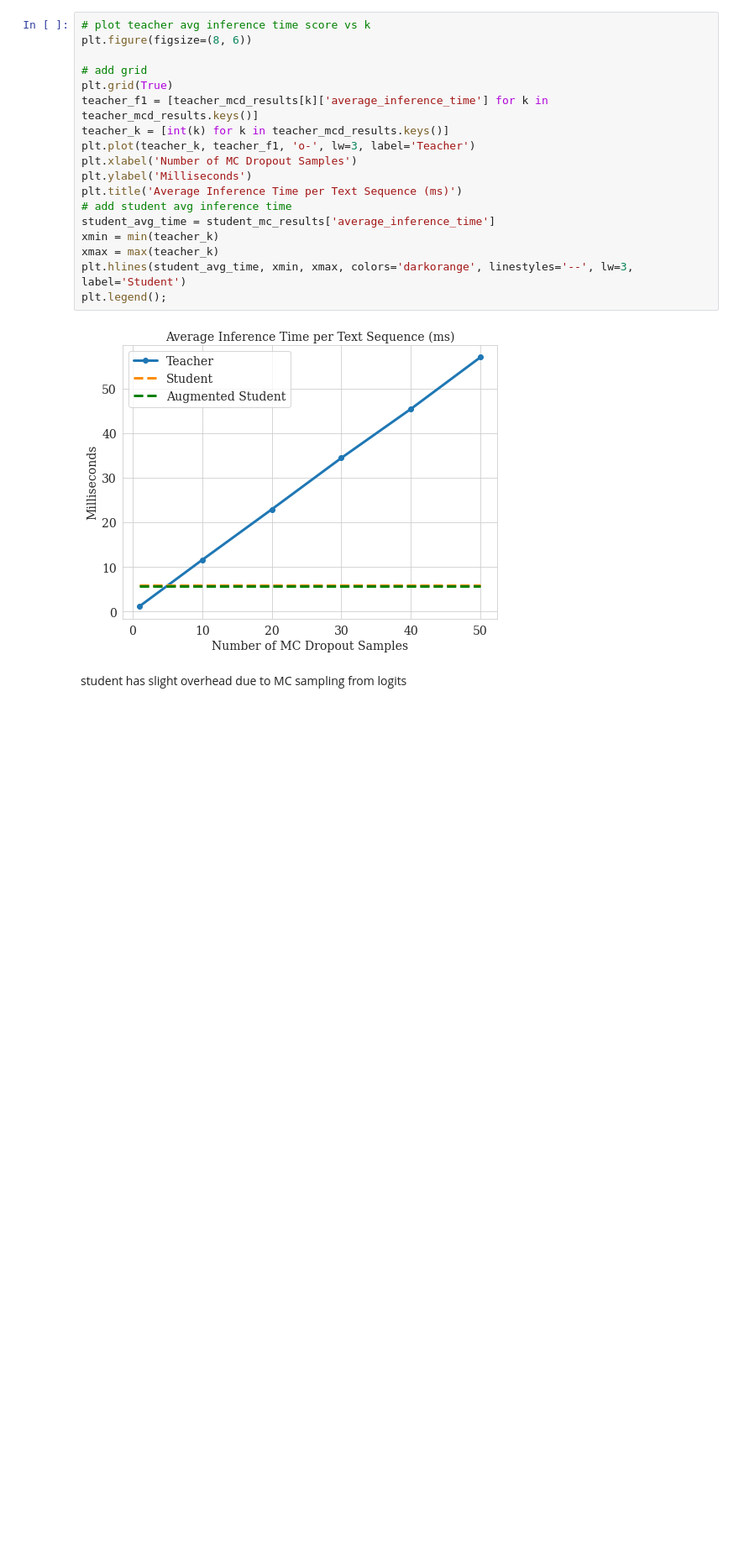
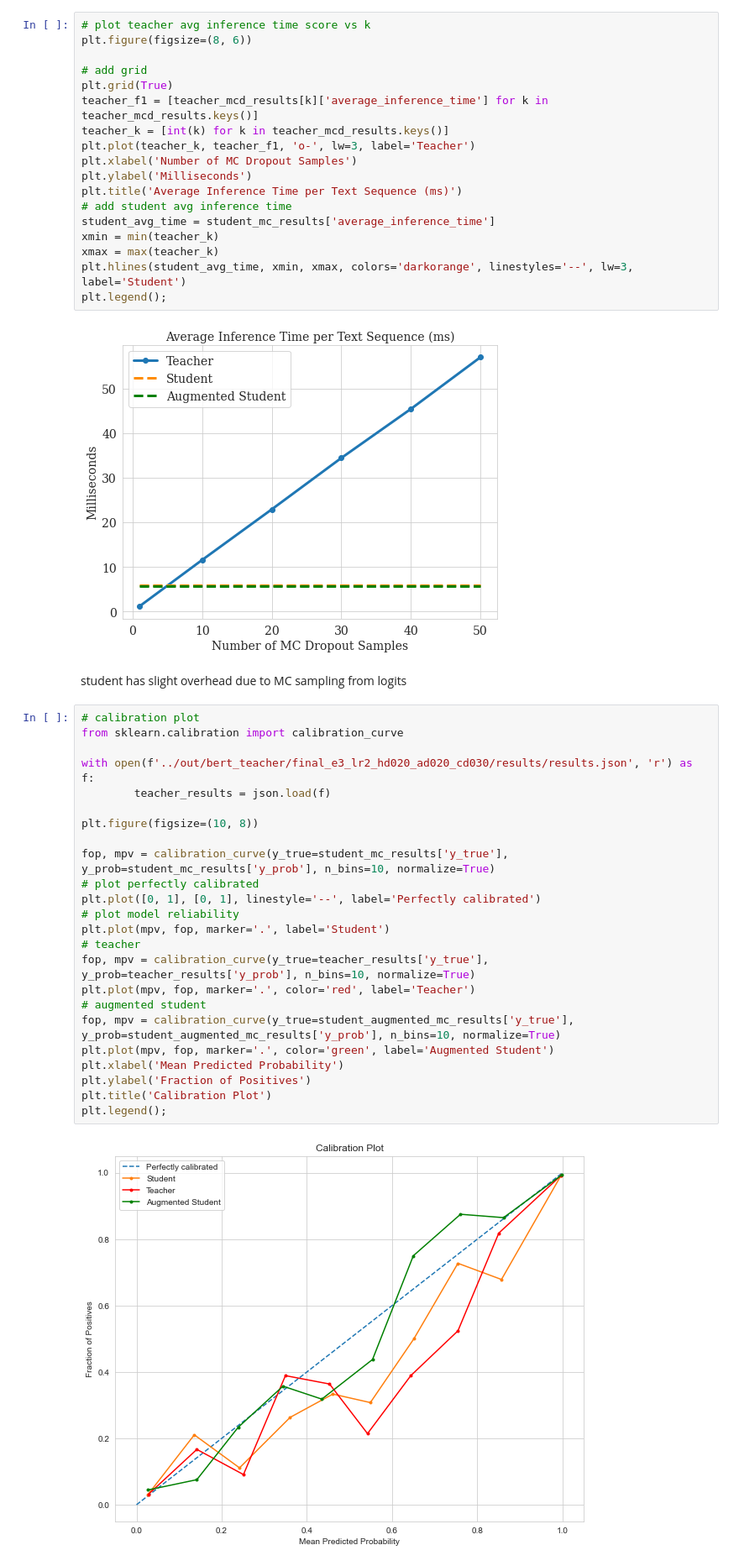
Before and after one commit to jsonnenburg/real-time-uncertainty-text-classification, a Jupyter notebook: analysis/teacher_student_MCD_performance.ipynb, the cells around one changed output. Shown at 84% size. Cells and saved outputs as stored; diff of their text form; blank space fills up the shorter version.

Commit message:
add brier score to teacher_performance, add calibration analysis to teacher_student_MCD_performance.ipynb

```diff
--- a/analysis/teacher_student_MCD_performance.ipynb
+++ b/analysis/teacher_student_MCD_performance.ipynb
@@ -155,3 +162,29 @@ plt.legend();
 [figure]
 # %% [markdown]
 student has slight overhead due to MC sampling from logits
+# %%
+# calibration plot
+from sklearn.calibration import calibration_curve
+
+with open(f'../out/bert_teacher/final_e3_lr2_hd020_ad020_cd030/results/results.json', 'r') as f:
+        teacher_results = json.load(f)
+
+plt.figure(figsize=(10, 8))
+
+fop, mpv = calibration_curve(y_true=student_mc_results['y_true'], y_prob=student_mc_results['y_prob'], n_bins=10, normalize=True)
+# plot perfectly calibrated
+plt.plot([0, 1], [0, 1], linestyle='--', label='Perfectly calibrated')
+# plot model reliability
+plt.plot(mpv, fop, marker='.', label='Student')
+# teacher
+fop, mpv = calibration_curve(y_true=teacher_results['y_true'], y_prob=teacher_results['y_prob'], n_bins=10, normalize=True)
+plt.plot(mpv, fop, marker='.', color='red', label='Teacher')
+# augmented student
+fop, mpv = calibration_curve(y_true=student_augmented_mc_results['y_true'], y_prob=student_augmented_mc_results['y_prob'], n_bins=10, normalize=True)
+plt.plot(mpv, fop, marker='.', color='green', label='Augmented Student')
+plt.xlabel('Mean Predicted Probability')
+plt.ylabel('Fraction of Positives')
+plt.title('Calibration Plot')
+plt.legend();
+# %% [output]
+[figure, added]
```
Also changed, not shown: parts of 11 cells of this notebook, 1 other file.
